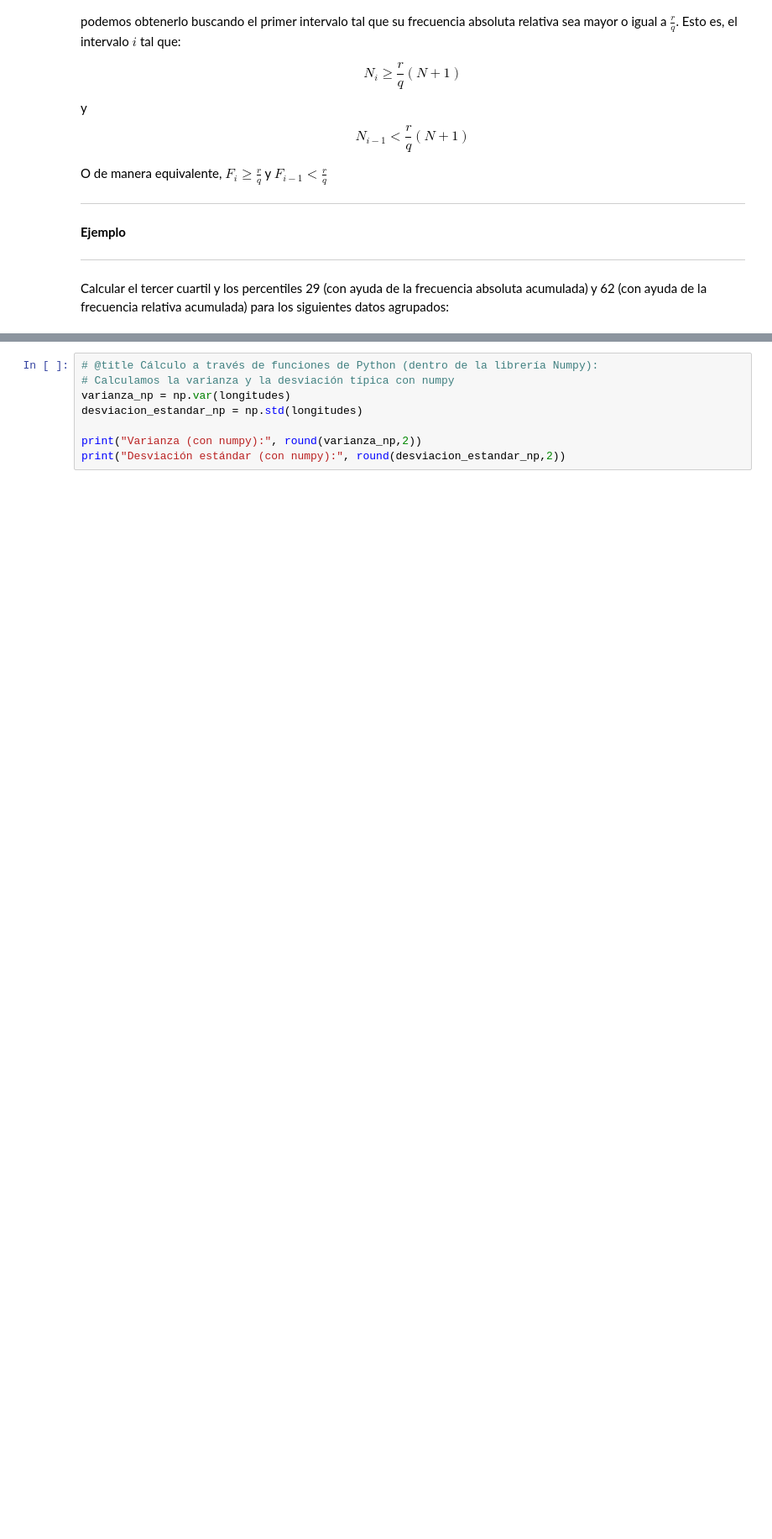
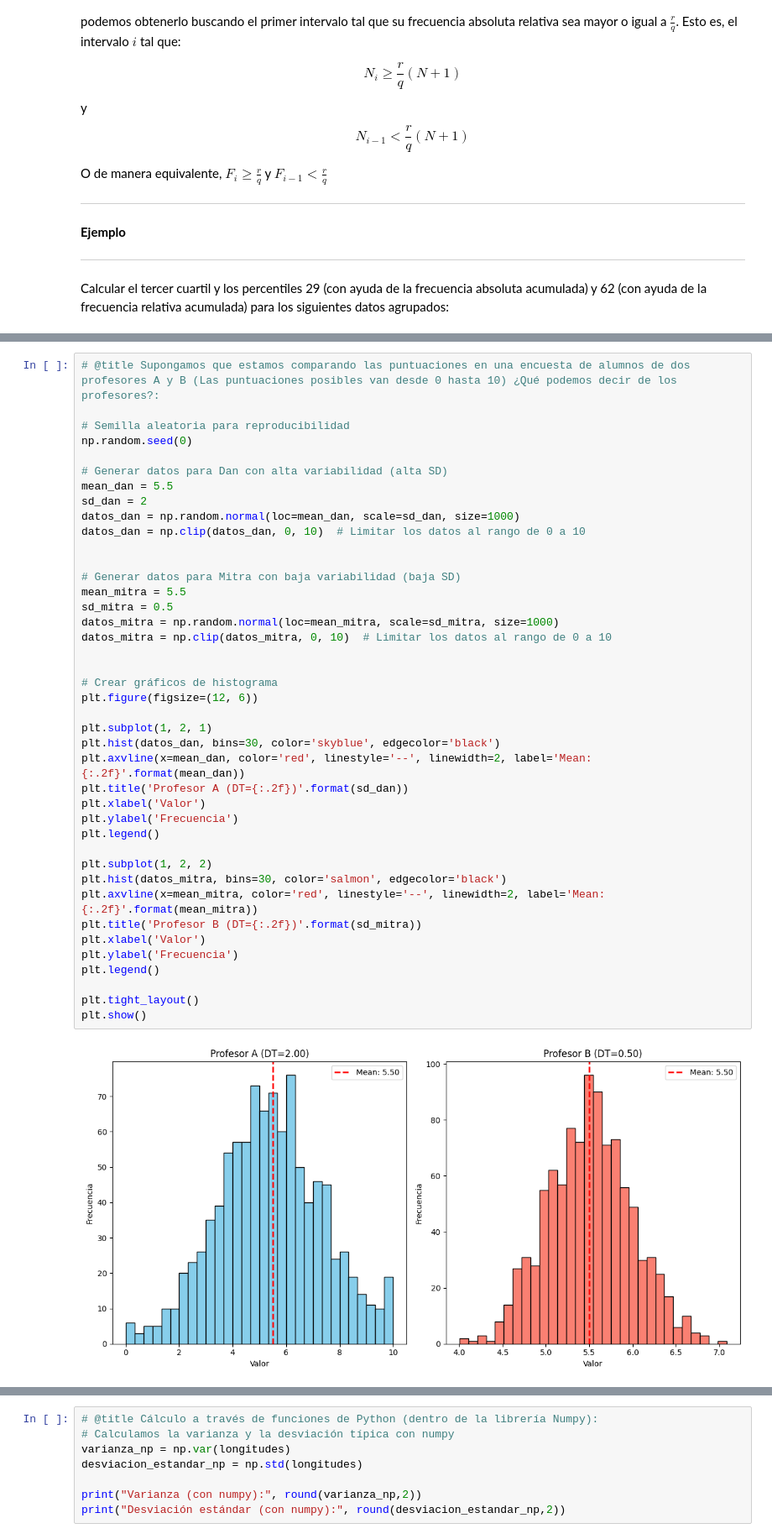
Before and after one commit to ednavivianasegura/Curso_PLN, a Jupyter notebook: Curso_PLN_UR.ipynb, the cells around one changed output, grey strips where cells are left out. Shown at 84% size. Drawn from its saved outputs; the diff is of its cells as text; blank space fills up the shorter version.

```diff
--- a/Curso_PLN_UR.ipynb
+++ b/Curso_PLN_UR.ipynb
@@ -1449,6 +1872,49 @@ Es definida como el cuadrado de la desviación típica.
 $$Var(X) = S_{X}^{2}=\frac{1}{N}\sum_{i=1}^{N}(X_{i}-\bar{X})^{2}$$
 
 donde $N$ es el tamaño de la población y $\bar{X}$ es conocida como la media poblacional.
+# %%
+# @title Supongamos que estamos comparando las puntuaciones en una encuesta de alumnos de dos profesores A y B (Las puntuaciones posibles van desde 0 hasta 10) ¿Qué podemos decir de los profesores?:
+
+# Semilla aleatoria para reproducibilidad
+np.random.seed(0)
+
+# Generar datos para Dan con alta variabilidad (alta SD)
+mean_dan = 5.5
+sd_dan = 2
+datos_dan = np.random.normal(loc=mean_dan, scale=sd_dan, size=1000)
+datos_dan = np.clip(datos_dan, 0, 10)  # Limitar los datos al rango de 0 a 10
+
+
+# Generar datos para Mitra con baja variabilidad (baja SD)
+mean_mitra = 5.5
+sd_mitra = 0.5
+datos_mitra = np.random.normal(loc=mean_mitra, scale=sd_mitra, size=1000)
+datos_mitra = np.clip(datos_mitra, 0, 10)  # Limitar los datos al rango de 0 a 10
+
+
+# Crear gráficos de histograma
+plt.figure(figsize=(12, 6))
+
+plt.subplot(1, 2, 1)
+plt.hist(datos_dan, bins=30, color='skyblue', edgecolor='black')
+plt.axvline(x=mean_dan, color='red', linestyle='--', linewidth=2, label='Mean: {:.2f}'.format(mean_dan))
+plt.title('Profesor A (DT={:.2f})'.format(sd_dan))
+plt.xlabel('Valor')
+plt.ylabel('Frecuencia')
+plt.legend()
+
+plt.subplot(1, 2, 2)
+plt.hist(datos_mitra, bins=30, color='salmon', edgecolor='black')
+plt.axvline(x=mean_mitra, color='red', linestyle='--', linewidth=2, label='Mean: {:.2f}'.format(mean_mitra))
+plt.title('Profesor B (DT={:.2f})'.format(sd_mitra))
+plt.xlabel('Valor')
+plt.ylabel('Frecuencia')
+plt.legend()
+
+plt.tight_layout()
+plt.show()
+# %% [output]
+[figure, added]
 # %% [markdown]
 ### ¿Cómo se calcula la varianza?
 
```
Also changed, not shown: parts of 42 cells of this notebook.
